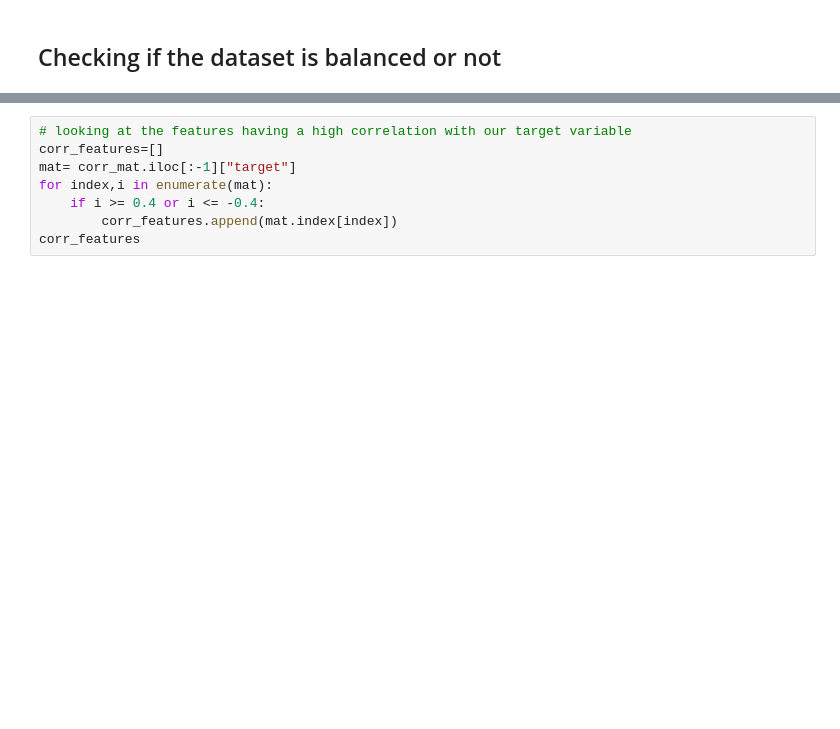
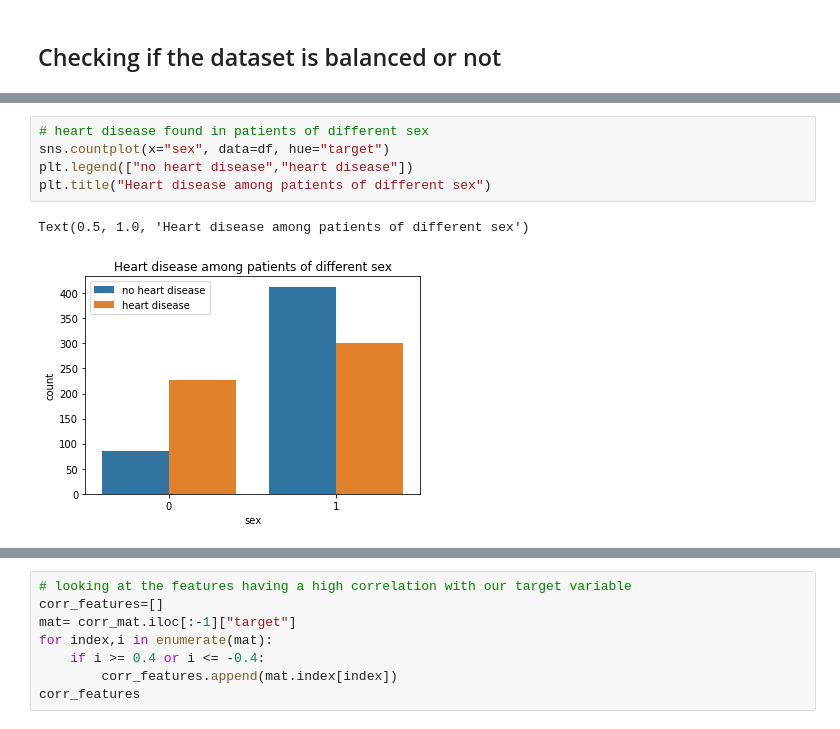
Before and after one commit to Pranav016/heart-disease-prediction-system, a Jupyter notebook: Heart disease prediction system.ipynb, the cells around one changed output, grey strips where cells are left out. Drawn from its saved outputs; the diff is of its cells as text; blank space fills up the shorter version.

```diff
--- a/Heart disease prediction system.ipynb
+++ b/Heart disease prediction system.ipynb
@@ -80,0 +146,8 @@ sns.countplot(x='target', data=df)
+# %%
+# heart disease found in patients of different sex
+sns.countplot(x="sex", data=df, hue="target")
+plt.legend(["no heart disease","heart disease"])
+plt.title("Heart disease among patients of different sex")
+# %% [output]
+Text(0.5, 1.0, 'Heart disease among patients of different sex')
+[figure, added]
```
Also changed, not shown: parts of 31 cells of this notebook.
